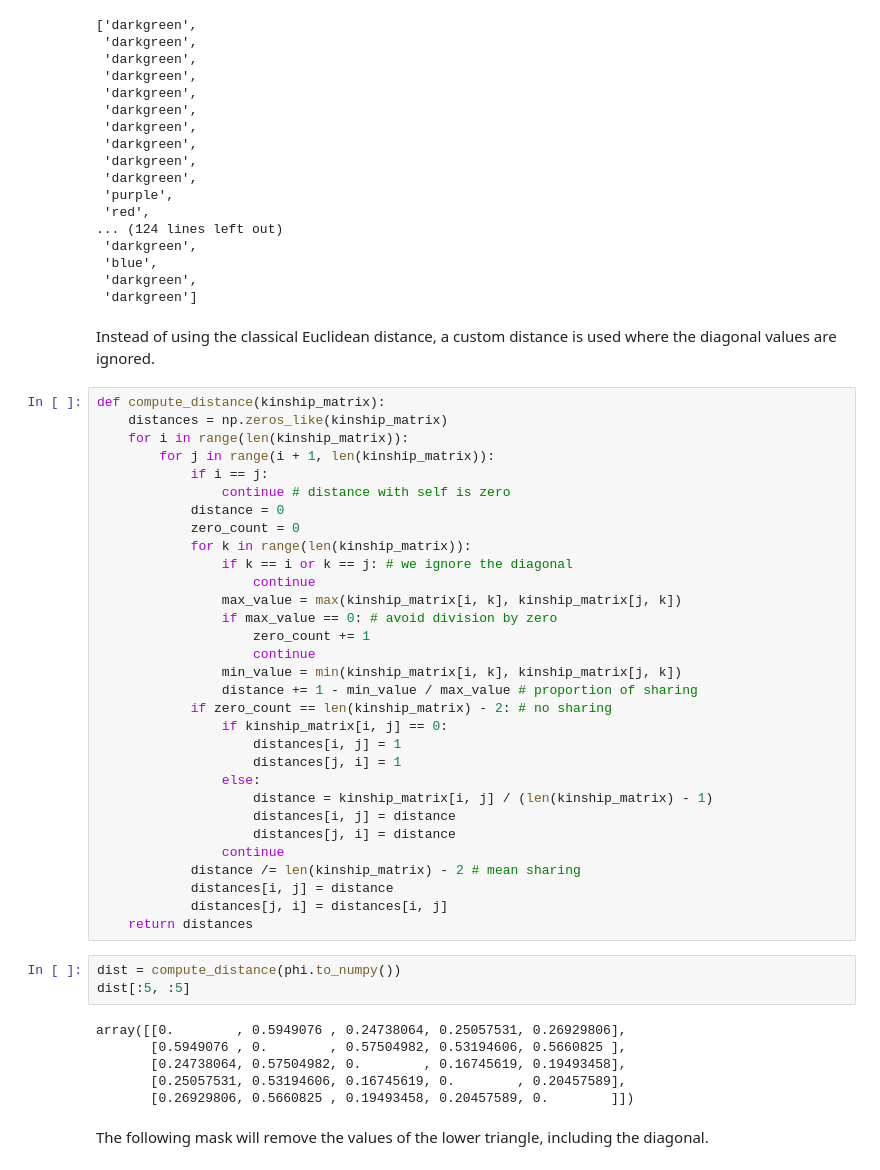
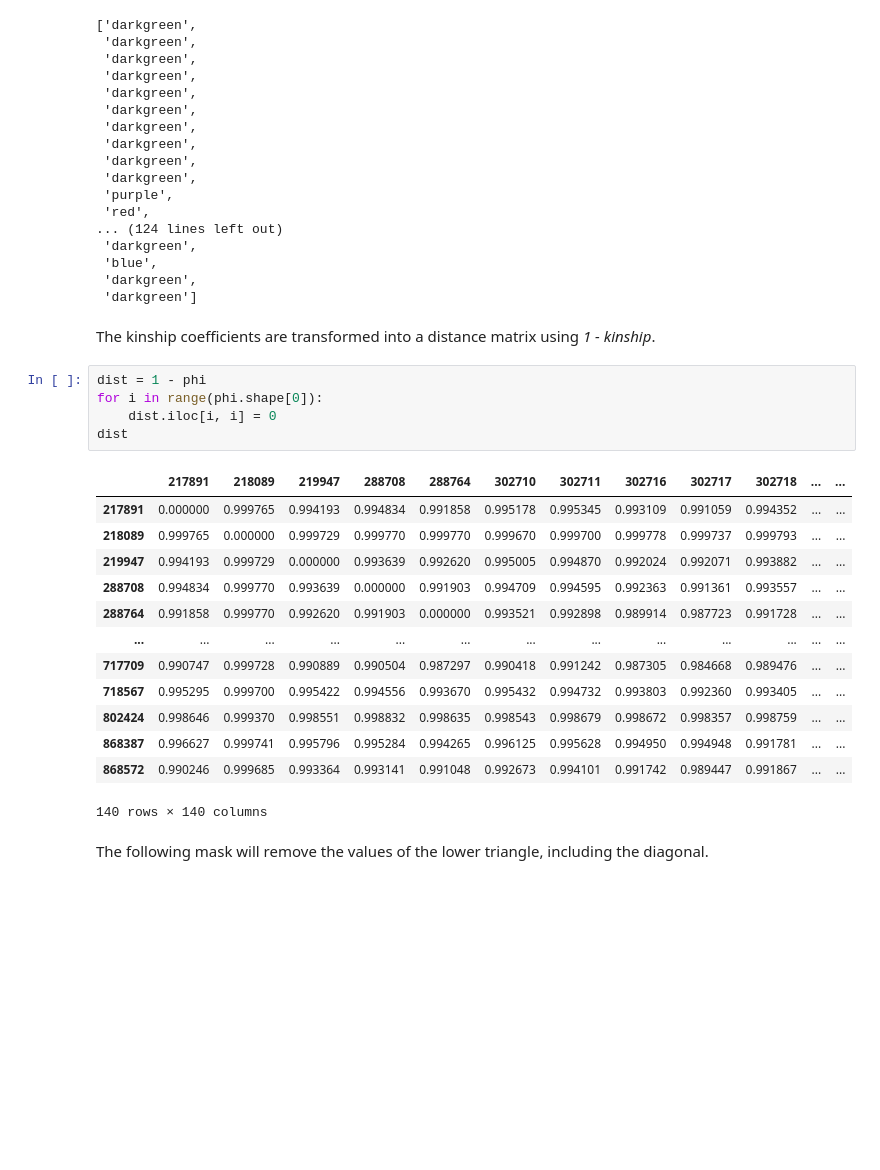
Before and after one commit to Genopop/geneakit, a Jupyter notebook: examples/kinship_clustermap.ipynb, the cells around one changed output. Cells and saved outputs as stored; diff of their text form; blank space fills up the shorter version.

Commit message:
Revert to 1 - kinship

```diff
--- a/examples/kinship_clustermap.ipynb
+++ b/examples/kinship_clustermap.ipynb
@@ -162,48 +162,27 @@ colors
  'blue',
  'darkgreen',
  'darkgreen']
-# %% [markdown]
-Instead of using the classical Euclidean distance, a custom distance is used where the diagonal values are ignored.
-# %%
-def compute_distance(kinship_matrix):
-    distances = np.zeros_like(kinship_matrix)
-    for i in range(len(kinship_matrix)):
-        for j in range(i + 1, len(kinship_matrix)):
-            if i == j:
-                continue # distance with self is zero
-            distance = 0
-            zero_count = 0
-            for k in range(len(kinship_matrix)):
-                if k == i or k == j: # we ignore the diagonal
-                    continue
-                max_value = max(kinship_matrix[i, k], kinship_matrix[j, k])
-                if max_value == 0: # avoid division by zero
-                    zero_count += 1
-                    continue
-                min_value = min(kinship_matrix[i, k], kinship_matrix[j, k])
-                distance += 1 - min_value / max_value # proportion of sharing
-            if zero_count == len(kinship_matrix) - 2: # no sharing
-                if kinship_matrix[i, j] == 0:
-                    distances[i, j] = 1
-                    distances[j, i] = 1
-                else:
-                    distance = kinship_matrix[i, j] / (len(kinship_matrix) - 1)
-                    distances[i, j] = distance
-                    distances[j, i] = distance
-                continue
-            distance /= len(kinship_matrix) - 2 # mean sharing
-            distances[i, j] = distance
-            distances[j, i] = distances[i, j]
-    return distances
-# %%
-dist = compute_distance(phi.to_numpy())
-dist[:5, :5]
-# %% [output]
-array([[0.        , 0.5949076 , 0.24738064, 0.25057531, 0.26929806],
-       [0.5949076 , 0.        , 0.57504982, 0.53194606, 0.5660825 ],
-       [0.24738064, 0.57504982, 0.        , 0.16745619, 0.19493458],
-       [0.25057531, 0.53194606, 0.16745619, 0.        , 0.20457589],
-       [0.26929806, 0.5660825 , 0.19493458, 0.20457589, 0.        ]])
+# %% [markdown]
+The kinship coefficients are transformed into a distance matrix using *1 - kinship*.
+# %%
+dist = 1 - phi
+for i in range(phi.shape[0]):
+    dist.iloc[i, i] = 0
+dist
+# %% [output]
+|  | 217891 | 218089 | 219947 | 288708 | 288764 | 302710 | 302711 | 302716 | 302717 | 302718 | ... | ... |
+| 217891 | 0.000000 | 0.999765 | 0.994193 | 0.994834 | 0.991858 | 0.995178 | 0.995345 | 0.993109 | 0.991059 | 0.994352 | ... | ... |
+| 218089 | 0.999765 | 0.000000 | 0.999729 | 0.999770 | 0.999770 | 0.999670 | 0.999700 | 0.999778 | 0.999737 | 0.999793 | ... | ... |
+| 219947 | 0.994193 | 0.999729 | 0.000000 | 0.993639 | 0.992620 | 0.995005 | 0.994870 | 0.992024 | 0.992071 | 0.993882 | ... | ... |
+| 288708 | 0.994834 | 0.999770 | 0.993639 | 0.000000 | 0.991903 | 0.994709 | 0.994595 | 0.992363 | 0.991361 | 0.993557 | ... | ... |
+| 288764 | 0.991858 | 0.999770 | 0.992620 | 0.991903 | 0.000000 | 0.993521 | 0.992898 | 0.989914 | 0.987723 | 0.991728 | ... | ... |
+| ... | ... | ... | ... | ... | ... | ... | ... | ... | ... | ... | ... | ... |
+| 717709 | 0.990747 | 0.999728 | 0.990889 | 0.990504 | 0.987297 | 0.990418 | 0.991242 | 0.987305 | 0.984668 | 0.989476 | ... | ... |
+| 718567 | 0.995295 | 0.999700 | 0.995422 | 0.994556 | 0.993670 | 0.995432 | 0.994732 | 0.993803 | 0.992360 | 0.993405 | ... | ... |
+| 802424 | 0.998646 | 0.999370 | 0.998551 | 0.998832 | 0.998635 | 0.998543 | 0.998679 | 0.998672 | 0.998357 | 0.998759 | ... | ... |
+| 868387 | 0.996627 | 0.999741 | 0.995796 | 0.995284 | 0.994265 | 0.996125 | 0.995628 | 0.994950 | 0.994948 | 0.991781 | ... | ... |
+| 868572 | 0.990246 | 0.999685 | 0.993364 | 0.993141 | 0.991048 | 0.992673 | 0.994101 | 0.991742 | 0.989447 | 0.991867 | ... | ... |
+140 rows × 140 columns
 # %% [markdown]
 The following mask will remove the values of the lower triangle, including the diagonal.
 # %%
```
Also changed, not shown: parts of 2 cells of this notebook.
